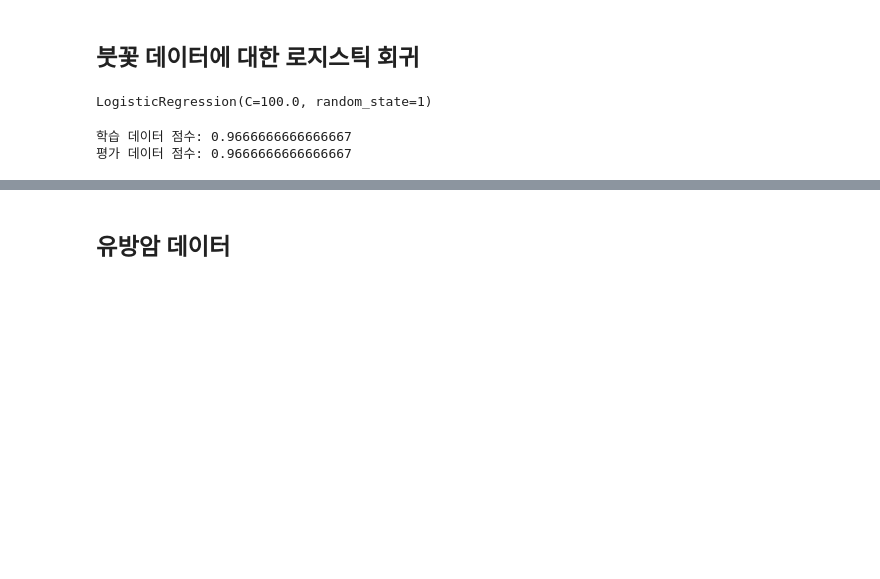
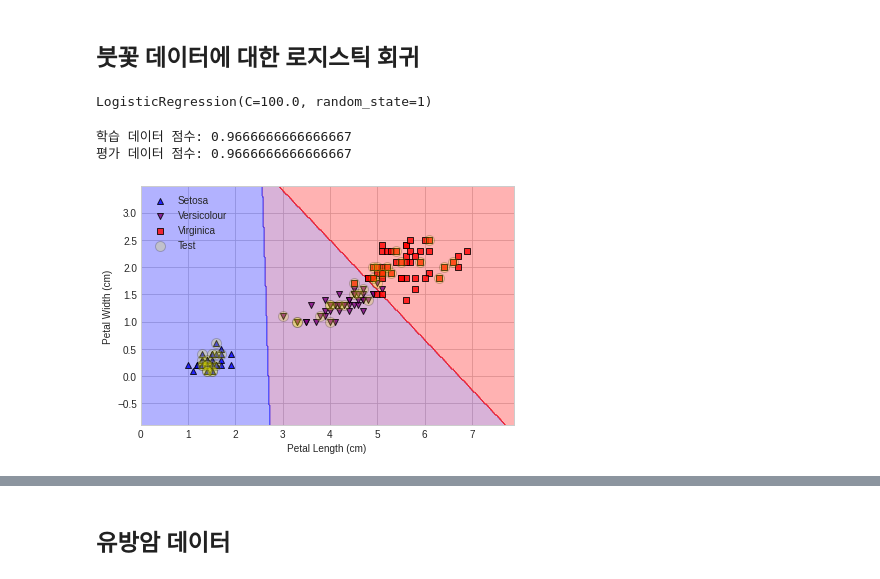
Before and after one commit to suumino/DataAlanysis, a Jupyter notebook: 04_로지스틱_회귀(Logistic_Regression).ipynb, the cells around one changed output, grey strips where cells are left out. Cells and saved outputs as stored; diff of their text form; code cells hidden in the pictures; blank space fills up the shorter version.

```diff
--- a/04_로지스틱_회귀(Logistic_Regression).ipynb
+++ b/04_로지스틱_회귀(Logistic_Regression).ipynb
@@ -194,11 +194,36 @@ y = np.hstack((y_train, y_test))
 # %%
 from matplotlib.colors import ListedColormap
 
 x1_min, x1_max = X[:, 0].min()-1, X[:, 0].max()+1
 x2_min, x2_max = X[:, 1].min()-1, X[:, 1].max()+1
 xx1, xx2 = np.meshgrid(np.arange(x1_min, x1_max, 0.02),
                        np.arange(x2_min, x2_max, 0.02))
 Z = model.predict(np.array([xx1.ravel(), xx2.ravel()]).T)
 Z = Z.reshape(xx1.shape)
 
 species = ('Setosa', 'Versicolour', 'Virginica')
+markers = ('^', 'v', 's')
+colors = ('blue', 'purple', 'red')
+cmap = ListedColormap(colors[:len(np.unique(y))])
+plt.contourf(xx1, xx2, Z, alpha=0.3, cmap=cmap)
+plt.xlim(xx1.min(), xx1.max())
+plt.ylim(xx2.min(), xx2.max())
+
+for idx, cl in enumerate(np.unique(y)):
+  plt.scatter(x=X[y == cl, 0], y=X[y == cl, 1],
+              alpha=0.8, c=colors[idx],
+              marker=markers[idx], label=species[cl],
+              edgecolor='k')
+
+X_comb_test, y_comb_test = X[range(105, 150), :], y[range(105, 150)]
+plt.scatter(X_comb_test[:, 0], X_comb_test[:, 1],
+            c='yellow', edgecolor='k', alpha=0.2,
+            linewidth=1, marker='o',
+            s=100, label='Test')
+
+plt.xlabel('Petal Length (cm)')
+plt.ylabel('Petal Width (cm)')
+plt.legend(loc='upper left')
+plt.tight_layout();
+# %% [output]
+[figure, added]
```
Also changed, not shown: parts of 28 cells of this notebook.
